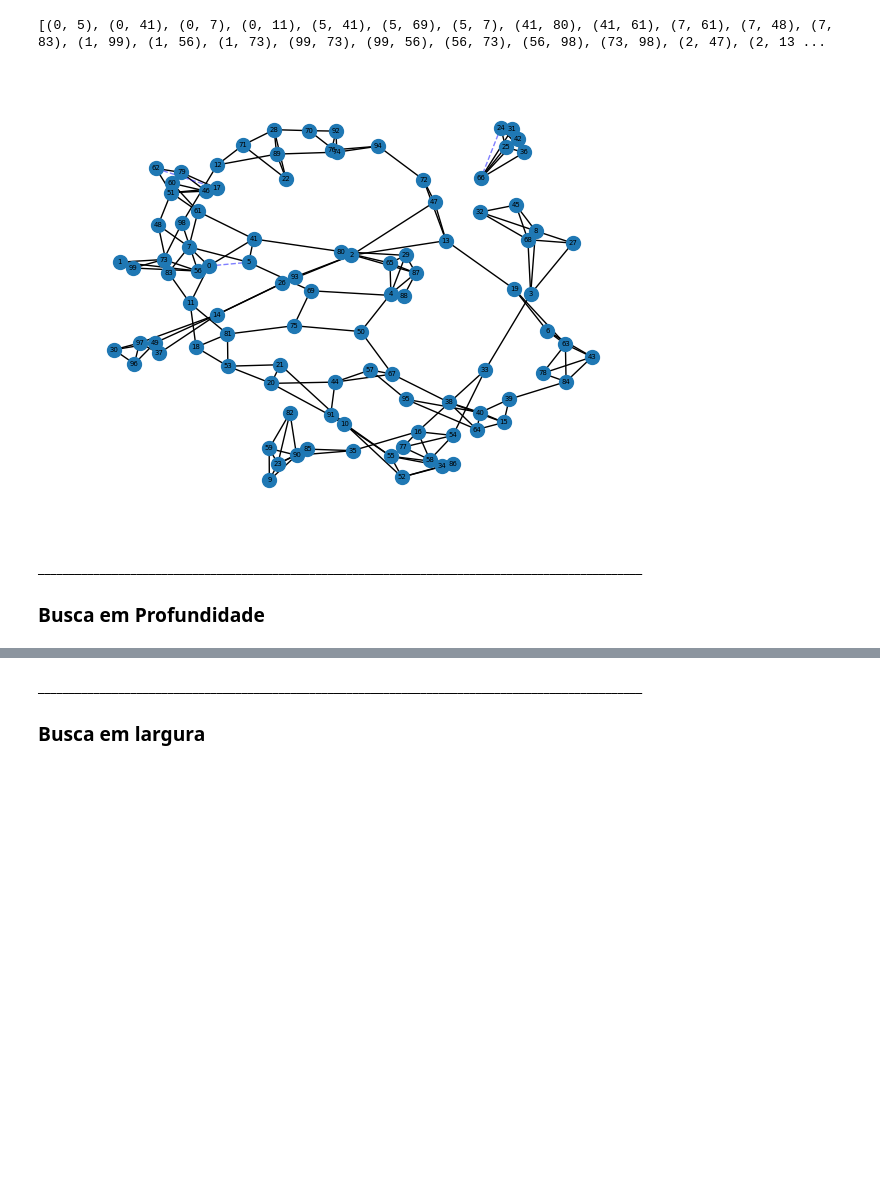
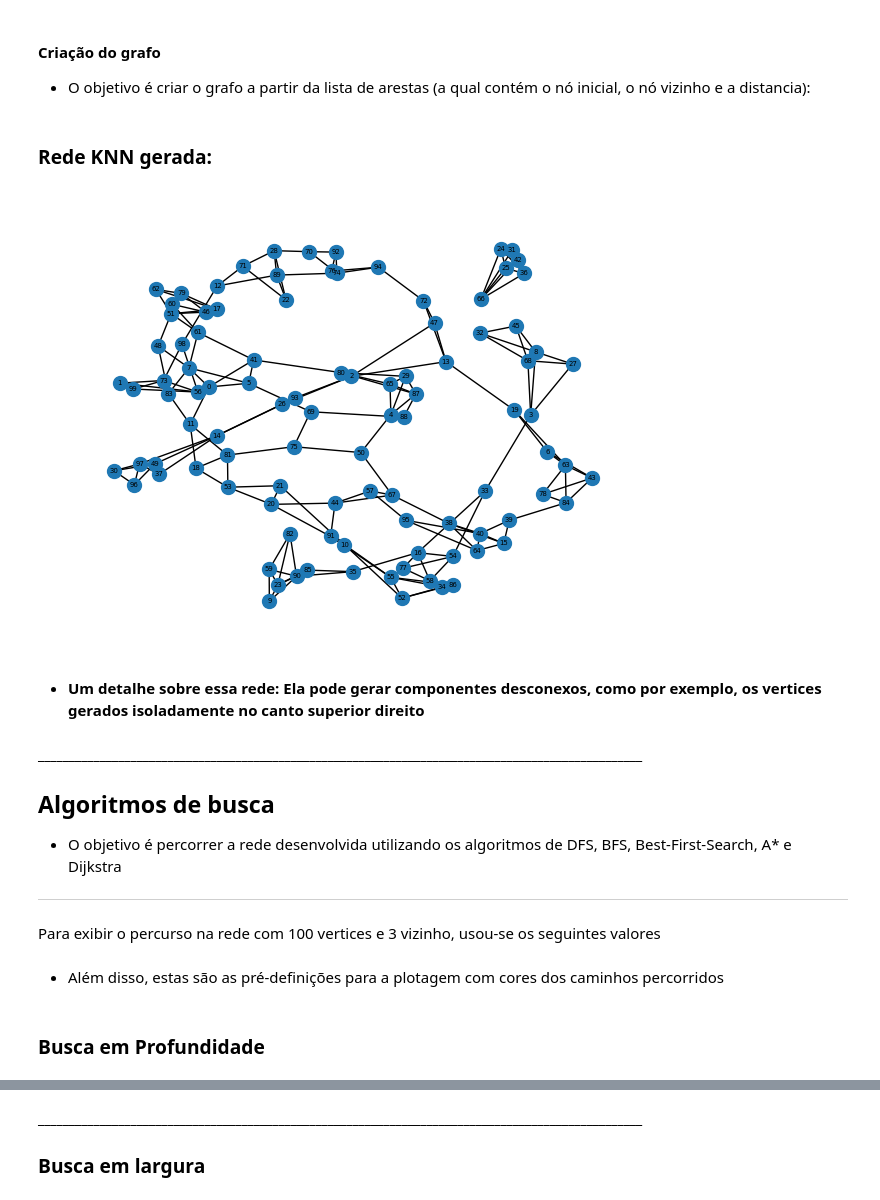
Before and after one commit to Lucasmm01/KNN-Algoritmos_de_busca, a Jupyter notebook: Rede KNN.ipynb, the cells around one changed output, grey strips where cells are left out. Cells and saved outputs as stored; diff of their text form; code cells hidden in the pictures; blank space fills up the shorter version.

```diff
--- a/Rede KNN.ipynb
+++ b/Rede KNN.ipynb
@@ -50,4 +64,7 @@ def gera_rede_knn(n, k):
     return lista_vertices, lista_arestas
 # %%
 # gerar a rede
-lista_vertices, lista_arestas = gera_rede_knn(100, 3)
+qtdVertices = 100
+k = 3
+
+lista_vertices, lista_arestas = gera_rede_knn(qtdVertices, k)
@@ -93,0 +79,3 @@ def verificaVizinhoTot(no):
+# %% [markdown]
+#### Criação do grafo
+* O objetivo é criar o grafo a partir da lista de arestas (a qual contém o nó inicial, o nó vizinho e a distancia):
@@ -94,45 +95,35 @@ def verificaVizinhoTot(no):
+# %% [markdown]
+### Rede KNN gerada:
 # %%
-G = nx.Graph()
+# Nós
+nx.draw_networkx_nodes(G, pos, node_size = 100)
 
-for u, v, dist in lista_arestas:
-    #(str(u) + ' ' + str(v) + ' ' +str(dist))
-    G.add_edge(u, v, weight=dist)
+# Arestas
+nx.draw_networkx_edges(G, pos, width = 1)
 
-print(G.edges)
+# Label do Nó
+nx.draw_networkx_labels(G, pos, font_size = 5, font_family = "sans-serif")
 
-elarge = [(u, v) for (u, v, d) in G.edges(data=True) if d["weight"] > 1]
-esmall = [(u, v) for (u, v, d) in G.edges(data=True) if d["weight"] <= 1]
-
-#pos = nx.circular_layout(G)
-#pos = nx.spring_layout(G)
-pos = nx.spring_layout(G, seed=9, k=1, iterations=100, scale=10)  # positions for all nodes - seed for reproducibility
-#pos = nx.kamada_kawai_layout(G)
-
-# nodes
-nx.draw_networkx_nodes(G, pos, node_size=100)
-
-# edges
-nx.draw_networkx_edges(G, pos, edgelist=elarge, width=1)
-nx.draw_networkx_edges(
-    G, pos, edgelist=esmall, width=1, alpha=0.5, edge_color="b", style="dashed"
-)
-
-# node labels
-nx.draw_networkx_labels(G, pos, font_size=5, font_family="sans-serif")
-
-# edge weight labels
-edge_labels = nx.get_edge_attributes(G, "weight")
-#nx.draw_networkx_edge_labels(G, pos, edge_labels, font_size=5)
+# Debugging
+# label_pesos = nx.get_edge_attributes(G, "weight")
 
 ax = plt.gca()
 ax.margins(0.08)
 plt.axis("off")
 plt.tight_layout()
+
+# Exportar o plot como PNG
+plt.savefig("plot.png", format="png")
 plt.show()
 # %% [output]
-[(0, 5), (0, 41), (0, 7), (0, 11), (5, 41), (5, 69), (5, 7), (41, 80), (41, 61), (7, 61), (7, 48), (7, 83), (1, 99), (1, 56), (1, 73), (99, 73), (99, 56), (56, 73), (56, 98), (73, 98), (2, 47), (2, 13 ...
-[figure, old version]
+[figure, new version]
+# %% [markdown]
+* **Um detalhe sobre essa rede: Ela pode gerar componentes desconexos, como por exemplo, os vertices gerados isoladamente no canto superior direito**
 # %% [markdown]
 <strong>__________________________________________________________________________________________________</strong>
 
-### Busca em Profundidade
+## Algoritmos de busca
+* O objetivo é percorrer a rede desenvolvida utilizando os algoritmos de DFS, BFS, Best-First-Search, A* e Dijkstra
+---
+
+Para exibir o percurso na rede com 100 vertices e 3 vizinho, usou-se os seguintes valores
@@ -138,0 +133,2 @@ plt.show()
+# %% [markdown]
+* Além disso, estas são as pré-definições para a plotagem com cores dos caminhos percorridos
@@ -139,3 +156,5 @@ plt.show()
+# %% [markdown]
+### Busca em Profundidade
 # %%
 def dfs(grafo, vertice_inicial, vertice_final):
     visitados = set()
```
Also changed, not shown: parts of 53 cells of this notebook, 7 other files.
